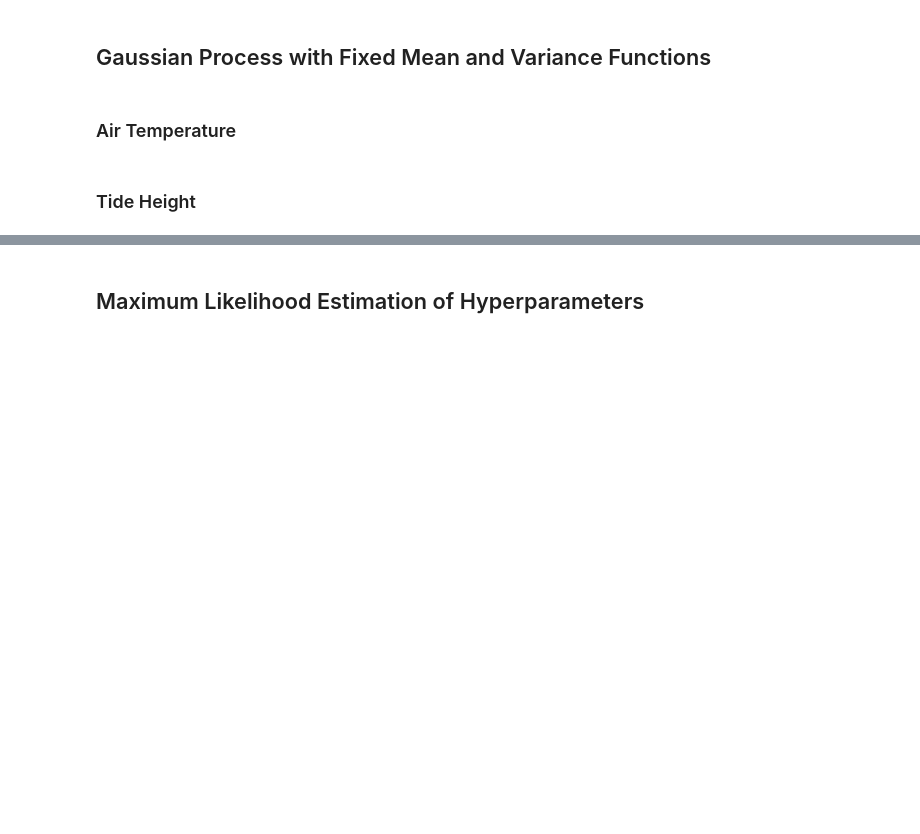
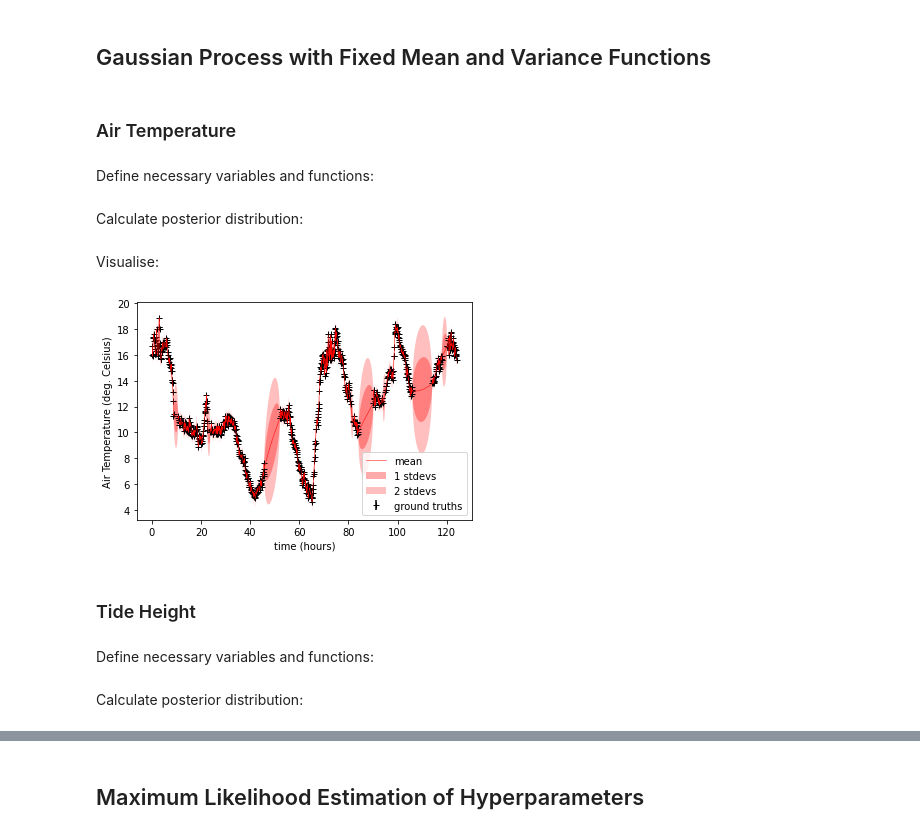
Before and after one commit to dakloepfer/AIMS-Gaussian-Processes-Labs, a Jupyter notebook: Gaussian_Processes.ipynb, the cells around one changed output, grey strips where cells are left out. Cells and saved outputs as stored; diff of their text form; code cells hidden in the pictures; blank space fills up the shorter version.

Commit message:
Used GP for fixed mean and cov functions

```diff
--- a/Gaussian_Processes.ipynb
+++ b/Gaussian_Processes.ipynb
@@ -86,10 +89,12 @@ plt.plot(known_data[:, 0], known_data[:, 3], '+')
 ## Gaussian Process with Fixed Mean and Variance Functions
 # %% [markdown]
 ### Air Temperature
+# %% [markdown]
+Define necessary variables and functions:
 # %%
 air_temp_mean_f = lambda X: mean_functions.const(X, np.array([np.mean(known_data[:, 2])])) # use mean of known air temperature as prior constant mean
 
-alpha = 1 # very handwavily justified by arguing that the variance of each thing should not be too large
+alpha = np.std(known_data[:, 2]) # this parameter pretty much gives the standard deviation of each single point, so set it to the overall standard deviation
 beta = 8 # after eight hours the time of day has changed significantly and there should not be too much correlation anymore -- might make this lower
 air_temp_cov_f = lambda X, Y: cov_functions.matern_half(X, Y, np.array([alpha, beta])) # use Matern kernel as covaiance function for Air temperature
 
@@ -98,8 +103,21 @@ y = np.expand_dims(known_data[:, 2], axis=1)
 target_noise = np.zeros_like(y)
 jitter = 1e-4
 
-X_star = np.expand_dims(missing_data[:, 0], axis=1)
+X_star = np.linspace(known_data[0, 0], known_data[-1, 0], num=10000)
+X_star = np.expand_dims(X_star, axis=1)
+# %% [markdown]
+Calculate posterior distribution:
 # %%
 mean_star, cov_star = posterior_predictive_distr(X, y, target_noise, X_star, air_temp_mean_f, air_temp_cov_f, jitter)
+# %% [markdown]
+Visualise:
+# %%
+visualisations.plot_true_data(X, y, "time (hours)", "Air Temperature (deg. Celsius)", np.squeeze(target_noise))
+visualisations.plot_mean(X_star, mean_star)
+visualisations.plot_uncertainty(X_star[:, 0], mean_star, cov_star, [1, 2])
+# %% [output]
+[figure, added]
 # %% [markdown]
 ### Tide Height
+# %% [markdown]
+Define necessary variables and functions:
@@ -105,0 +139,2 @@ mean_star, cov_star = posterior_predictive_distr(X, y, target_noise, X_star, air
+# %% [markdown]
+Calculate posterior distribution:
```
Also changed, not shown: parts of 12 cells of this notebook.
